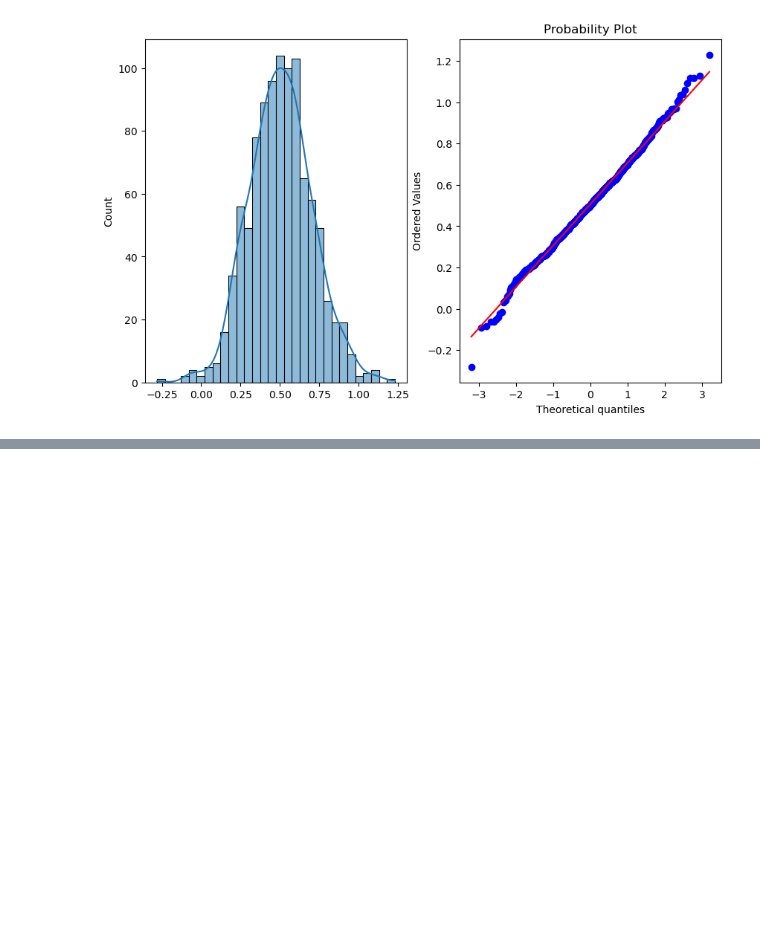
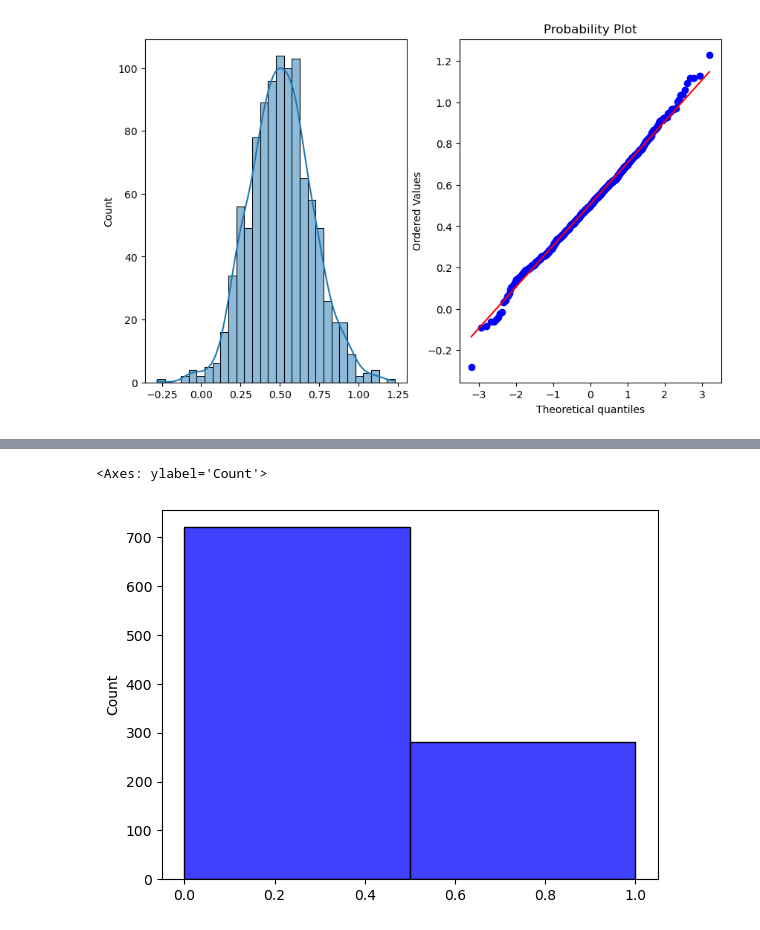
Before and after one commit to DeepjyotiBhattacharjee/Statistics-for-Data-Science, a Jupyter notebook: Stats 2.ipynb, the cells around one changed output, grey strips where cells are left out. Saved outputs shown, nothing was run; the diff lists cells and outputs as text; code cells hidden in the pictures; blank space fills up the shorter version.

```diff
--- a/Stats 2.ipynb
+++ b/Stats 2.ipynb
@@ -210,0 +286,9 @@ plot_data(normal_distributed_data)
+# %%
+p = 0.3
+sample_size = 1000
+bernoulli_data = np.random.choice([0,1],size=sample_size,p=[1-p,p])
+
+sns.histplot(bernoulli_data,bins=2,kde=False,color="blue")
+# %% [output]
+<Axes: ylabel='Count'>
+[figure, added]
```
Also changed, not shown: parts of 7 cells of this notebook.
